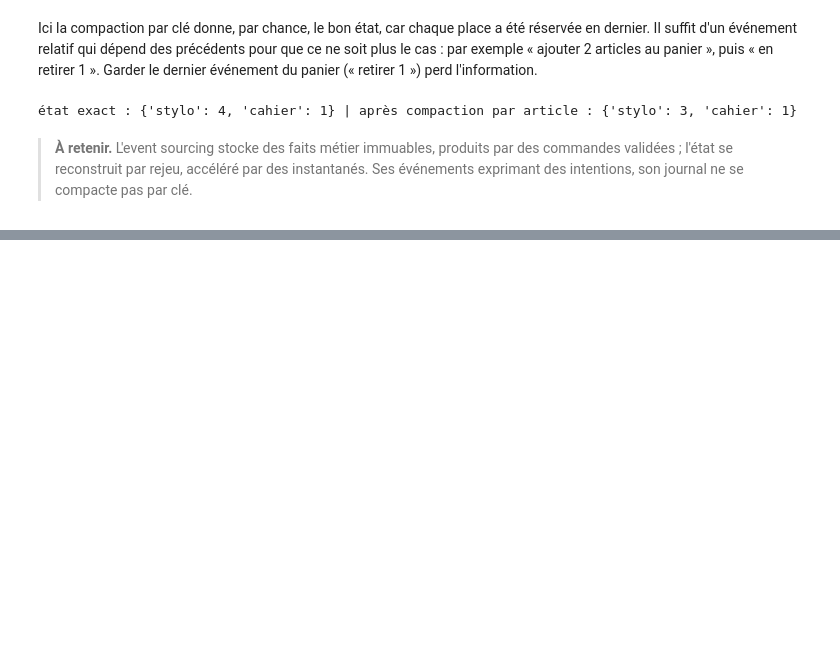
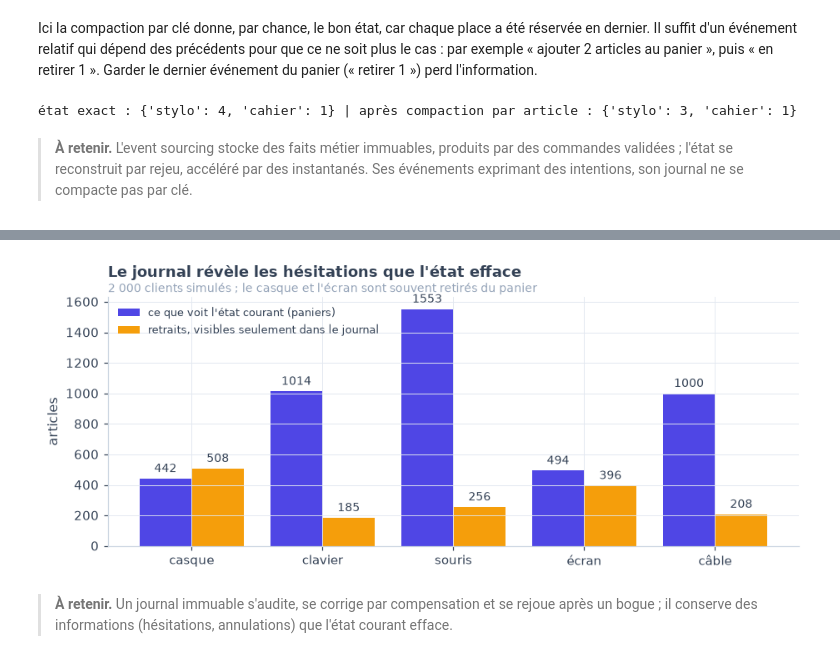
Before and after one commit to gwils28/Designing_Data_Intensive_Applications__ByTheBook, a Jupyter notebook: notebooks/ch11_traitement_de_flux/ch11_cours_4_event_sourcing_et_immutabilite.ipynb, the cells around one changed output, grey strips where cells are left out. Cells and saved outputs as stored; diff of their text form; code cells hidden in the pictures; blank space fills up the shorter version.

Commit message:
ch11 cours 4 : Les avantages des événements immuables

```diff
--- a/notebooks/ch11_traitement_de_flux/ch11_cours_4_event_sourcing_et_immutabilite.ipynb
+++ b/notebooks/ch11_traitement_de_flux/ch11_cours_4_event_sourcing_et_immutabilite.ipynb
@@ -248,0 +292,29 @@ print("état exact :", plier(panier), "| après compaction par article :", plier
+# %%
+evs_paniers = []
+articles = ["casque", "clavier", "souris", "écran", "câble"]
+for client in range(2000):
+    for _ in range(int(rng.integers(1, 6))):
+        a = str(rng.choice(articles, p=[0.15, 0.2, 0.3, 0.15, 0.2]))
+        evs_paniers.append((client, "Ajout", a))
+        if rng.random() < {"casque": 0.55, "écran": 0.45}.get(a, 0.15):
+            evs_paniers.append((client, "Retrait", a))
+E = pd.DataFrame(evs_paniers, columns=["client", "type", "article"])
+ajouts = E[E.type == "Ajout"].groupby("article").size()
+retraits = E[E.type == "Retrait"].groupby("article").size()
+etat_final = (ajouts - retraits)
+fig, ax = plt.subplots(figsize=(8.5, 3.6))
+x = np.arange(len(articles))
+ax.bar(x - 0.2, etat_final[articles], 0.4, color=INDIGO, label="ce que voit l'état courant (paniers)")
+ax.bar(x + 0.2, retraits[articles], 0.4, color=AMBER, label="retraits, visibles seulement dans le journal")
+ax.set_xticks(x, articles); ax.set_ylabel("articles")
+ax.set_title("Le journal révèle les hésitations que l'état efface")
+subtitle(ax, "2 000 clients simulés ; le casque et l'écran sont souvent retirés du panier")
+annotate_bars(ax, "{:.0f}")
+ax.legend(loc="upper left", fontsize=8.5)
+plt.tight_layout(); plt.show()
+# %% [output]
+[figure, added]
+# %% [markdown]
+> **À retenir.** Un journal immuable s'audite, se corrige par compensation et se rejoue
+> après un bogue ; il conserve des informations (hésitations, annulations) que l'état
+> courant efface.
```
Also changed, not shown: parts of 3 cells of this notebook.
